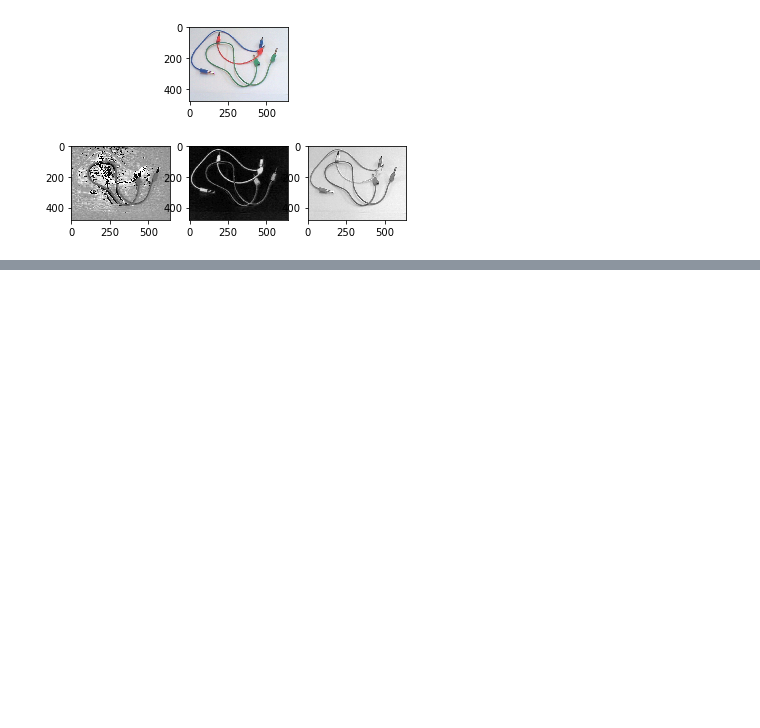
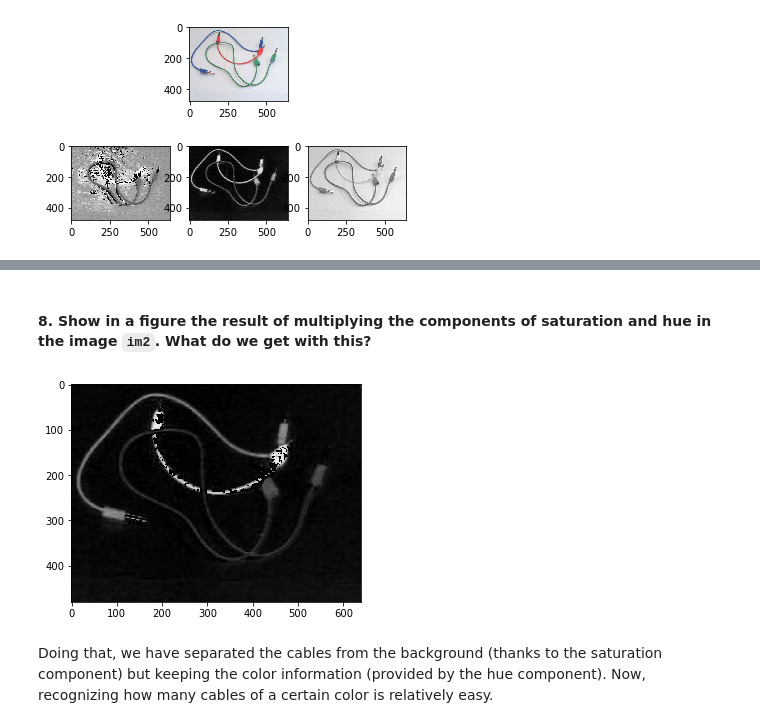
Before and after one commit to alesolano/computer_vision_with_opencv, a Jupyter notebook: notebooks/Notebook_1.ipynb, the cells around one changed output, grey strips where cells are left out. Drawn from its saved outputs; the diff is of its cells as text; code cells hidden in the pictures; blank space fills up the shorter version.

```diff
--- a/notebooks/Notebook_1.ipynb
+++ b/notebooks/Notebook_1.ipynb
@@ -142,0 +127,12 @@ plt.show()
+# %% [markdown]
+#### 8.  Show in a figure the result of multiplying the components of saturation and hue in the image `im2`. What do we get with this?
+# %%
+im2_HS = (im2_H * (im2_S/im2_S.max())).astype(np.uint32)
+
+plt.figure(7)
+plt.imshow(im2_HS, 'gray')
+plt.show()
+# %% [output]
+[figure, added]
+# %% [markdown]
+Doing that, we have separated the cables from the background (thanks to the saturation component) but keeping the color information (provided by the hue component). Now, recognizing how many cables of a certain color is relatively easy.
```
Also changed, not shown: parts of 20 cells of this notebook, 5 other files.
